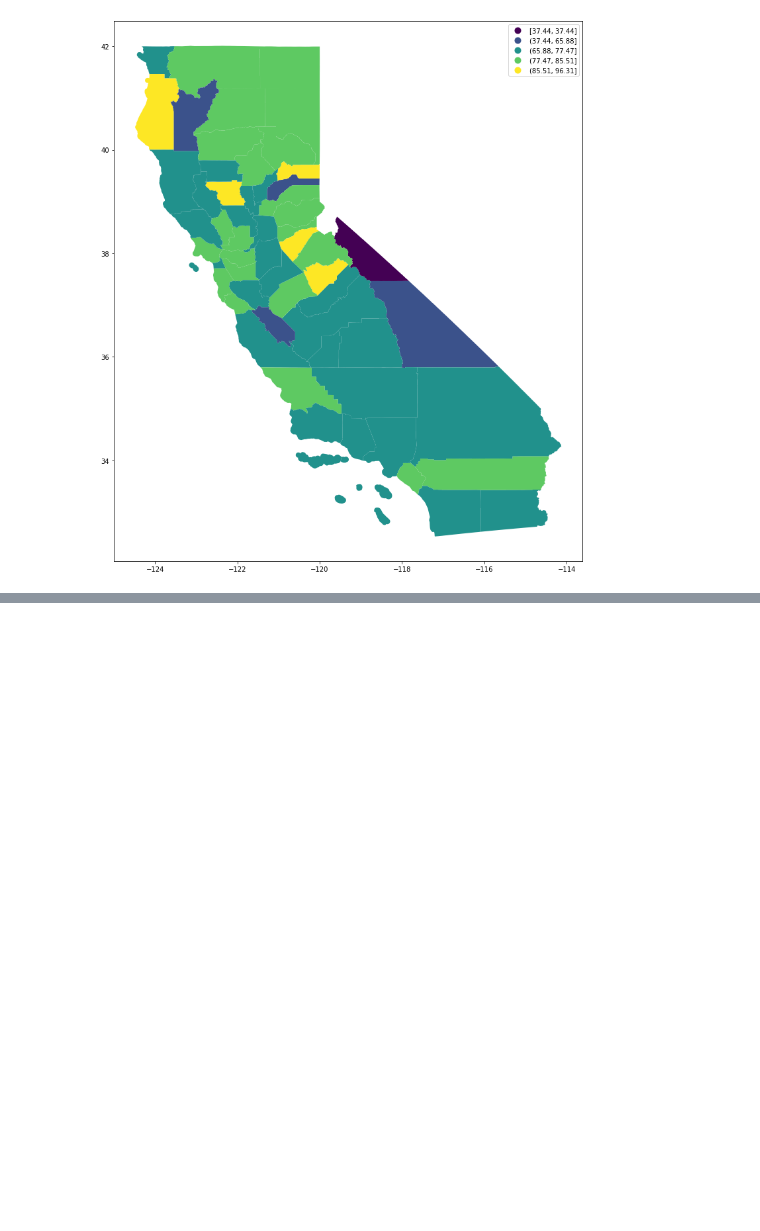
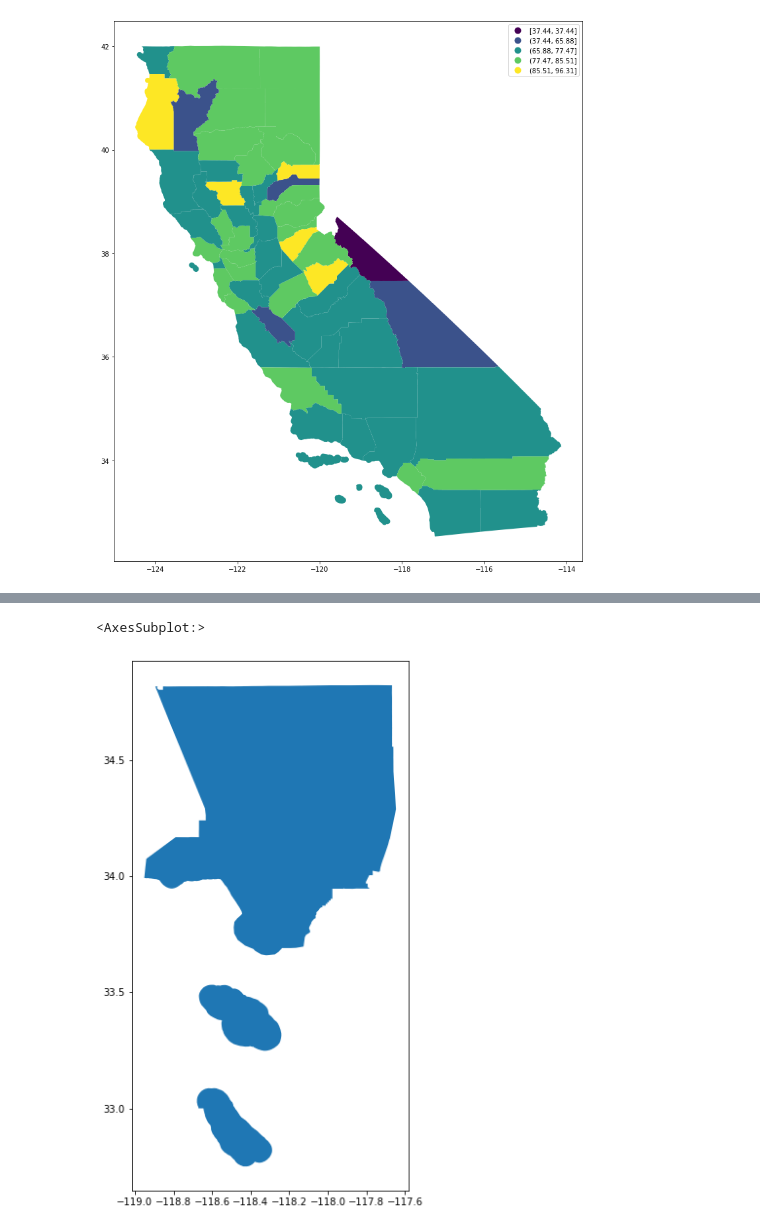
Before and after one commit to nnasr001/PBPL280S21Project1, a Jupyter notebook: graduationvisualization.ipynb, the cells around one changed output, grey strips where cells are left out. Saved outputs shown, nothing was run; the diff lists cells and outputs as text; code cells hidden in the pictures; blank space fills up the shorter version.

```diff
--- a/graduationvisualization.ipynb
+++ b/graduationvisualization.ipynb
@@ -104,0 +192,3 @@ income.head()
+# %%
+countyincome_average["county"] = countyincome_average["county"]
+print(countyincome_average)
@@ -104,0 +223,2 @@ income.head()
+# %%
+countyincome_average.county=countyincome_average.county.astype(float)
@@ -104,0 +254,2 @@ income.head()
+# %%
+avg_countyinc_grad=counties.merge(countyincome_average, left_on="fips", right_on="county", how="left")
@@ -104,0 +265,2 @@ income.head()
+# %%
+la_casestudy = avg_countyinc_grad[avg_countyinc_grad.CountyName == 'Los Angeles']
@@ -104,0 +272,5 @@ income.head()
+# %%
+la_casestudy.plot()
+# %% [output]
+<AxesSubplot:>
+[figure, added]
```
Also changed, not shown: parts of 36 cells of this notebook.
